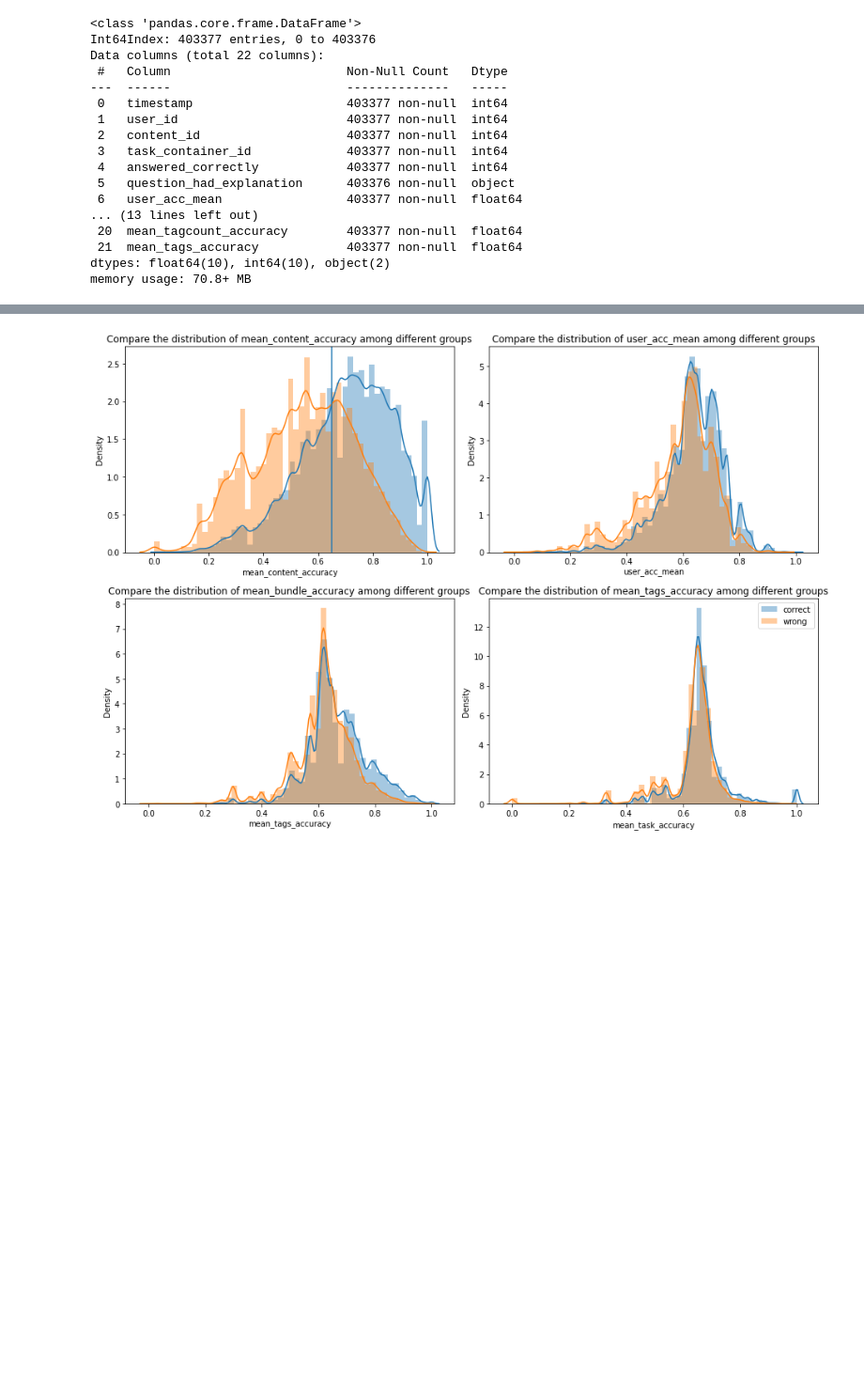
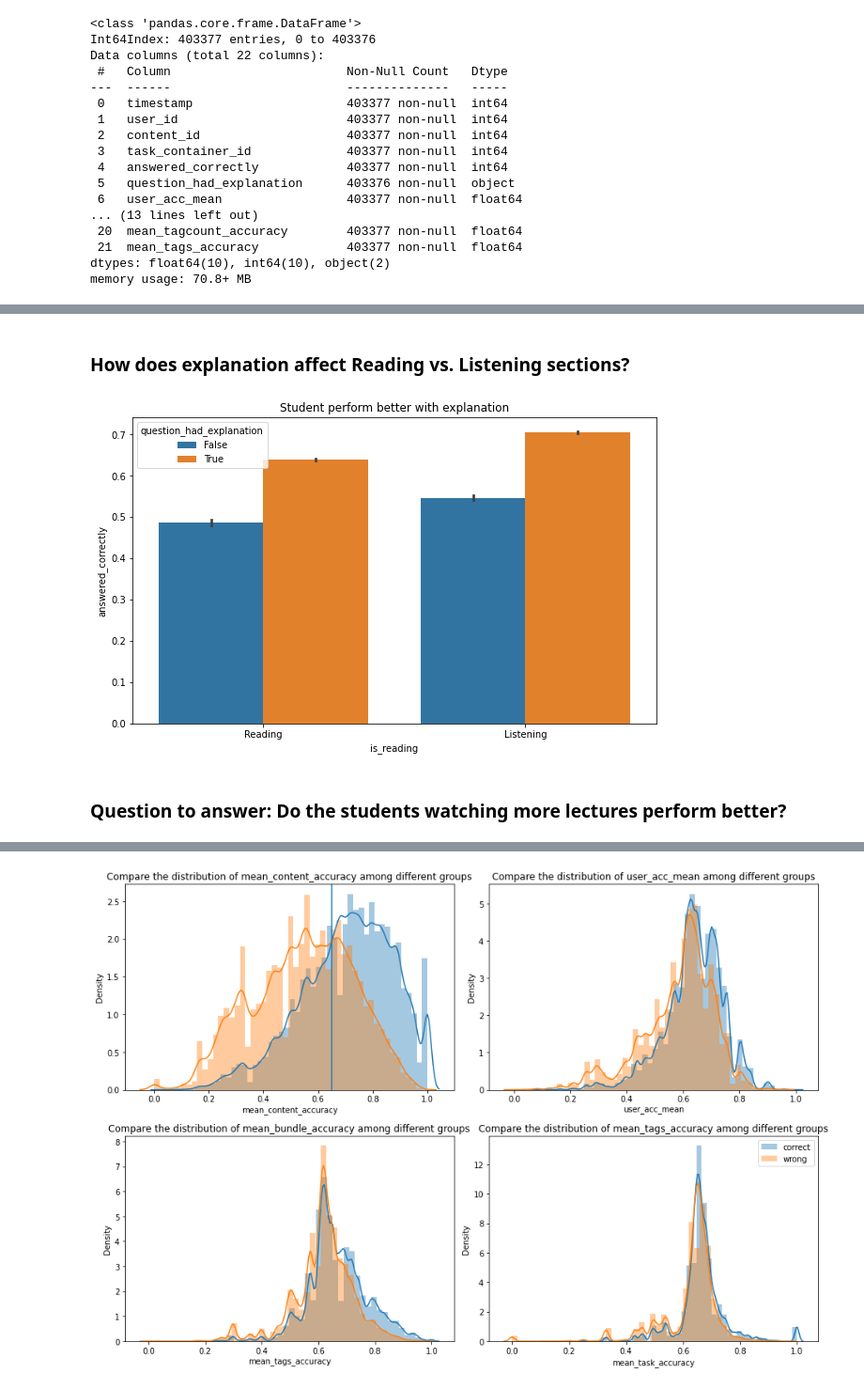
Before and after one commit to Yongliang-Shi/riiid_answer_correctness_prediction, a Jupyter notebook: explore.ipynb, the cells around one changed output, grey strips where cells are left out. Shown: that part at 94% size. Cells and saved outputs as stored; diff of their text form; code cells hidden in the pictures; blank space fills up the shorter version.

```diff
--- a/explore.ipynb
+++ b/explore.ipynb
@@ -87,0 +118,11 @@ correct.shape, wrong.shape
+# %% [markdown]
+### How does explanation affect Reading vs. Listening sections?
+# %%
+plt.figure(figsize=(10, 6))
+sns.barplot(data=train, x='is_reading', y='answered_correctly', hue='question_had_explanation')
+plt.title("Student perform better on question with explanation")
+plt.show()
+# %% [output]
+[figure, added]
+# %% [markdown]
+### Question to answer: Do the students watching more lectures perform better?
```
Also changed, not shown: parts of 31 cells of this notebook.
